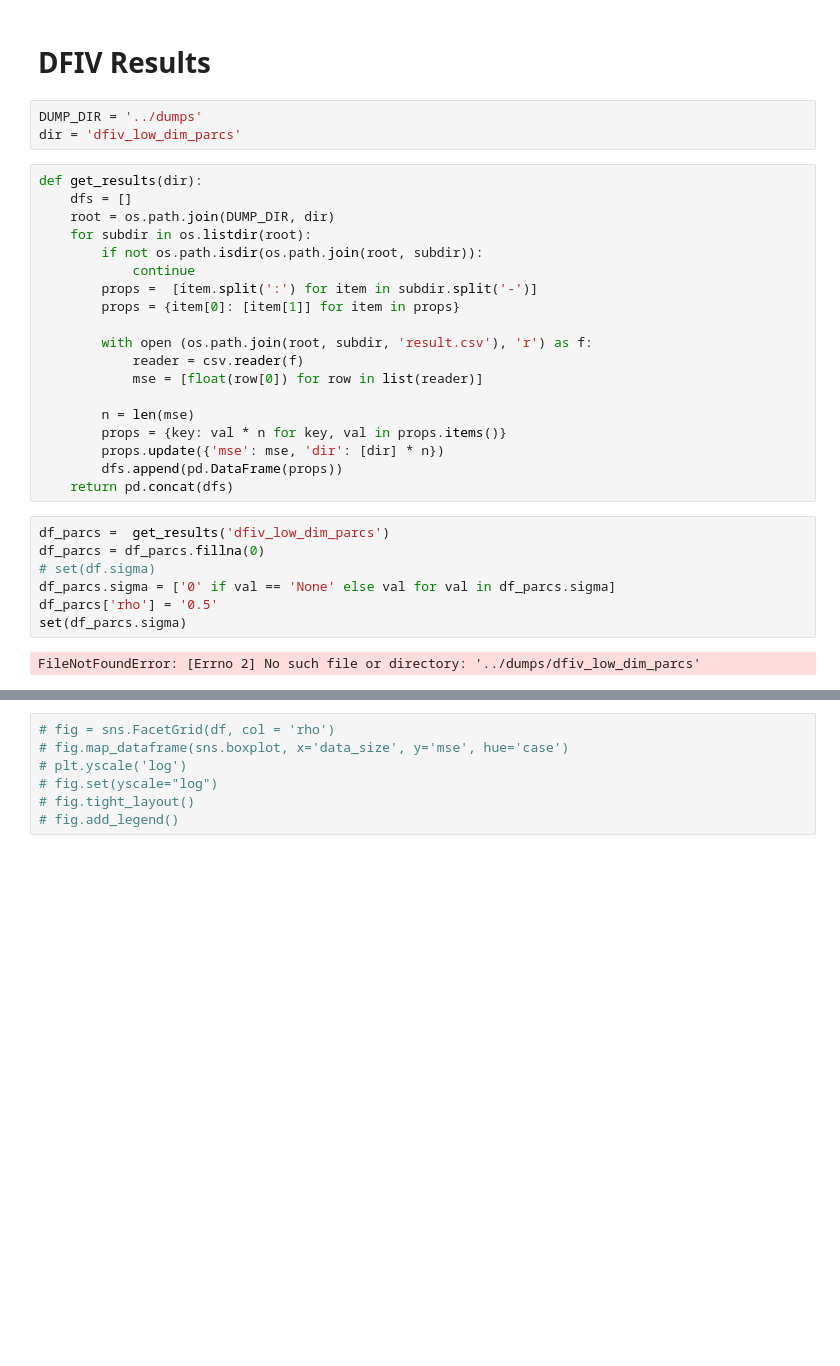
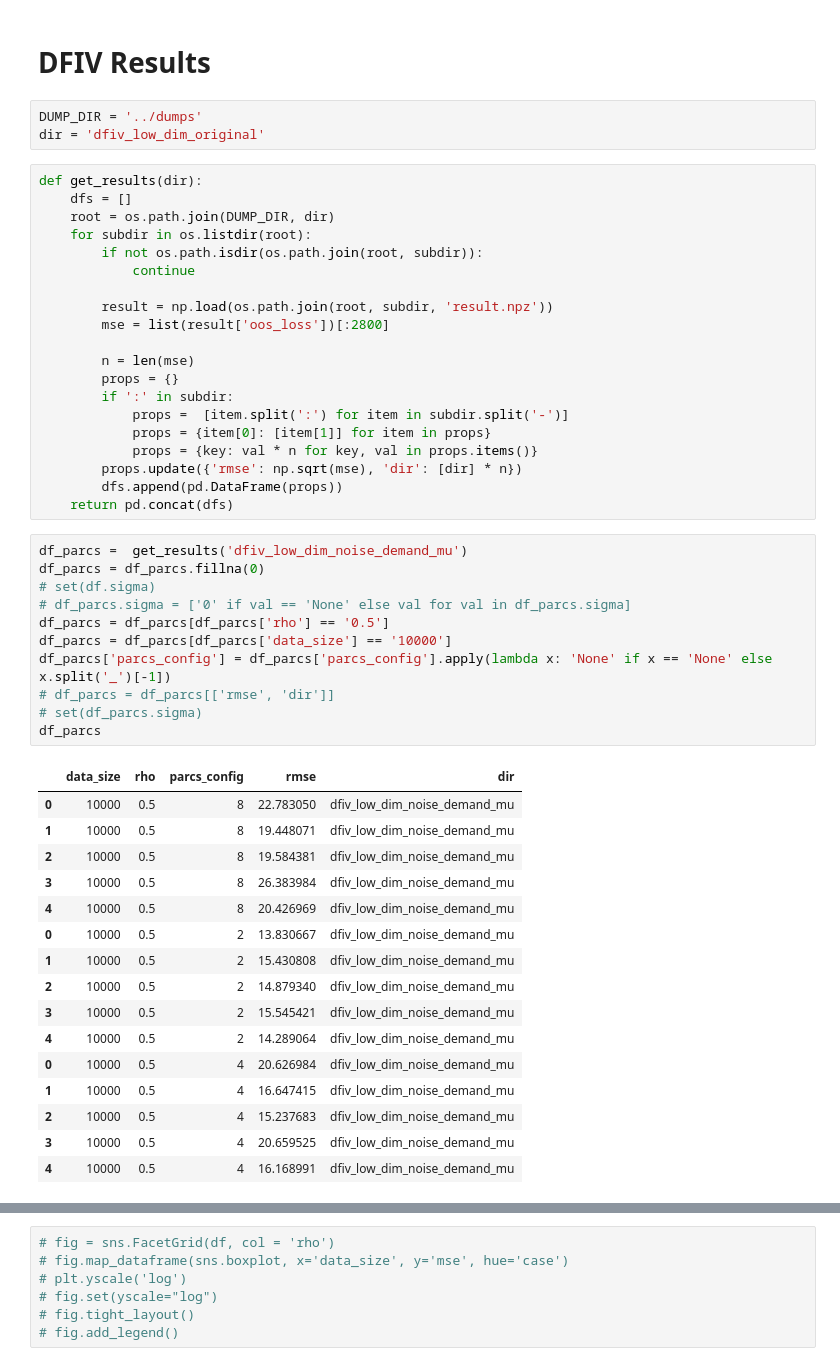
Before and after one commit to Jasmineqy0/DeepFeatureIV, a Jupyter notebook: viz/viz.ipynb, the cells around one changed output, grey strips where cells are left out. Saved outputs shown, nothing was run; the diff lists cells and outputs as text; blank space fills up the shorter version.

```diff
--- a/viz/viz.ipynb
+++ b/viz/viz.ipynb
@@ -16,7 +16,7 @@ os.makedirs(img_dir, exist_ok=True)
 # DFIV Results
 # %%
 DUMP_DIR = '../dumps'
-dir = 'dfiv_low_dim_parcs'
+dir = 'dfiv_low_dim_original'
 # %%
 def get_results(dir):
     dfs = []
@@ -24,25 +24,45 @@ def get_results(dir):
     for subdir in os.listdir(root):
         if not os.path.isdir(os.path.join(root, subdir)):
             continue
-        props =  [item.split(':') for item in subdir.split('-')]
-        props = {item[0]: [item[1]] for item in props}
 
-        with open (os.path.join(root, subdir, 'result.csv'), 'r') as f:
-            reader = csv.reader(f)
-            mse = [float(row[0]) for row in list(reader)]
+        result = np.load(os.path.join(root, subdir, 'result.npz'))
+        mse = list(result['oos_loss'])[:2800]
 
         n = len(mse)
-        props = {key: val * n for key, val in props.items()}
-        props.update({'mse': mse, 'dir': [dir] * n})
+        props = {}
+        if ':' in subdir:
+            props =  [item.split(':') for item in subdir.split('-')]
+            props = {item[0]: [item[1]] for item in props}
+            props = {key: val * n for key, val in props.items()}
+        props.update({'rmse': np.sqrt(mse), 'dir': [dir] * n})
         dfs.append(pd.DataFrame(props))
     return pd.concat(dfs)
 # %%
-df_parcs =  get_results('dfiv_low_dim_parcs')
+df_parcs =  get_results('dfiv_low_dim_noise_demand_mu')
 df_parcs = df_parcs.fillna(0)
 # set(df.sigma)
-df_parcs.sigma = ['0' if val == 'None' else val for val in df_parcs.sigma]
-df_parcs['rho'] = '0.5'
-set(df_parcs.sigma)
+# df_parcs.sigma = ['0' if val == 'None' else val for val in df_parcs.sigma]
+df_parcs = df_parcs[df_parcs['rho'] == '0.5']
+df_parcs = df_parcs[df_parcs['data_size'] == '10000']
+df_parcs['parcs_config'] = df_parcs['parcs_config'].apply(lambda x: 'None' if x == 'None' else x.split('_')[-1])
+# df_parcs = df_parcs[['rmse', 'dir']]
+# set(df_parcs.sigma)
+df_parcs
 # %% [output]
-FileNotFoundError: [Errno 2] No such file or directory: '../dumps/dfiv_low_dim_parcs'
+|  | data_size | rho | parcs_config | rmse | dir |
+| 0 | 10000 | 0.5 | 8 | 22.783050 | dfiv_low_dim_noise_demand_mu |
+| 1 | 10000 | 0.5 | 8 | 19.448071 | dfiv_low_dim_noise_demand_mu |
+| 2 | 10000 | 0.5 | 8 | 19.584381 | dfiv_low_dim_noise_demand_mu |
+| 3 | 10000 | 0.5 | 8 | 26.383984 | dfiv_low_dim_noise_demand_mu |
+| 4 | 10000 | 0.5 | 8 | 20.426969 | dfiv_low_dim_noise_demand_mu |
+| 0 | 10000 | 0.5 | 2 | 13.830667 | dfiv_low_dim_noise_demand_mu |
+| 1 | 10000 | 0.5 | 2 | 15.430808 | dfiv_low_dim_noise_demand_mu |
+| 2 | 10000 | 0.5 | 2 | 14.879340 | dfiv_low_dim_noise_demand_mu |
+| 3 | 10000 | 0.5 | 2 | 15.545421 | dfiv_low_dim_noise_demand_mu |
+| 4 | 10000 | 0.5 | 2 | 14.289064 | dfiv_low_dim_noise_demand_mu |
+| 0 | 10000 | 0.5 | 4 | 20.626984 | dfiv_low_dim_noise_demand_mu |
+| 1 | 10000 | 0.5 | 4 | 16.647415 | dfiv_low_dim_noise_demand_mu |
+| 2 | 10000 | 0.5 | 4 | 15.237683 | dfiv_low_dim_noise_demand_mu |
+| 3 | 10000 | 0.5 | 4 | 20.659525 | dfiv_low_dim_noise_demand_mu |
+| 4 | 10000 | 0.5 | 4 | 16.168991 | dfiv_low_dim_noise_demand_mu |
 # %%
```
Also changed, not shown: parts of 29 cells of this notebook, 51 other files.
